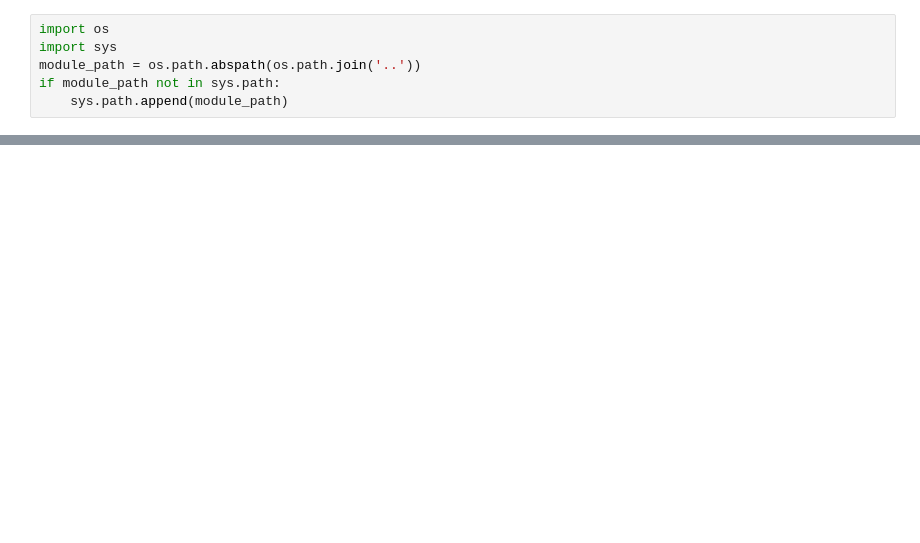
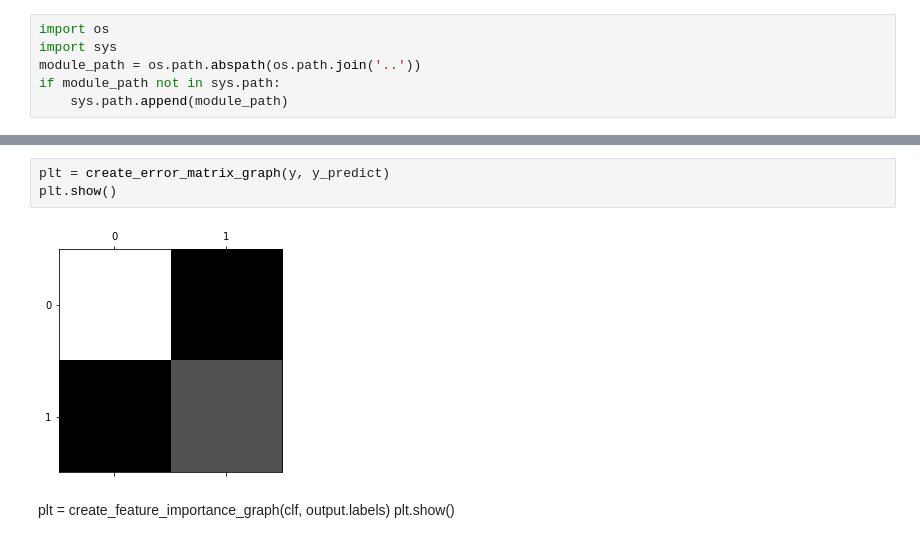
Before and after one commit to HPI-Information-Systems/wikipediatablevandalism, a Jupyter notebook: vandalism-classifier/notebook/single_label_classifier_evaluation.ipynb, the cells around one changed output, grey strips where cells are left out. Cells and saved outputs as stored; diff of their text form; blank space fills up the shorter version.

```diff
--- a/vandalism-classifier/notebook/single_label_classifier_evaluation.ipynb
+++ b/vandalism-classifier/notebook/single_label_classifier_evaluation.ipynb
@@ -33,0 +71,8 @@ y_predict = clf.test()
+# %%
+plt = create_error_matrix_graph(y, y_predict)
+plt.show()
+# %% [output]
+[figure, added]
+# %% [markdown]
+plt = create_feature_importance_graph(clf, output.labels)
+plt.show()
```
Also changed, not shown: parts of 9 cells of this notebook, 6 other files.
